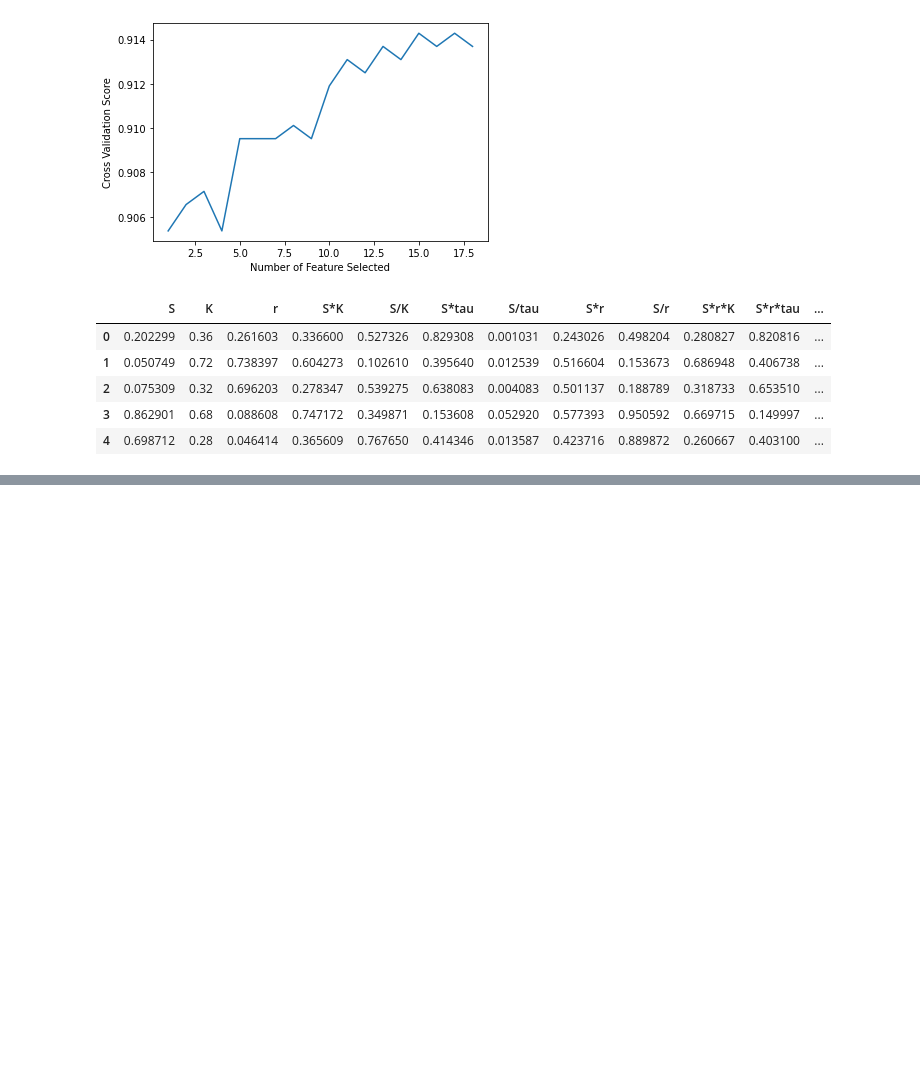
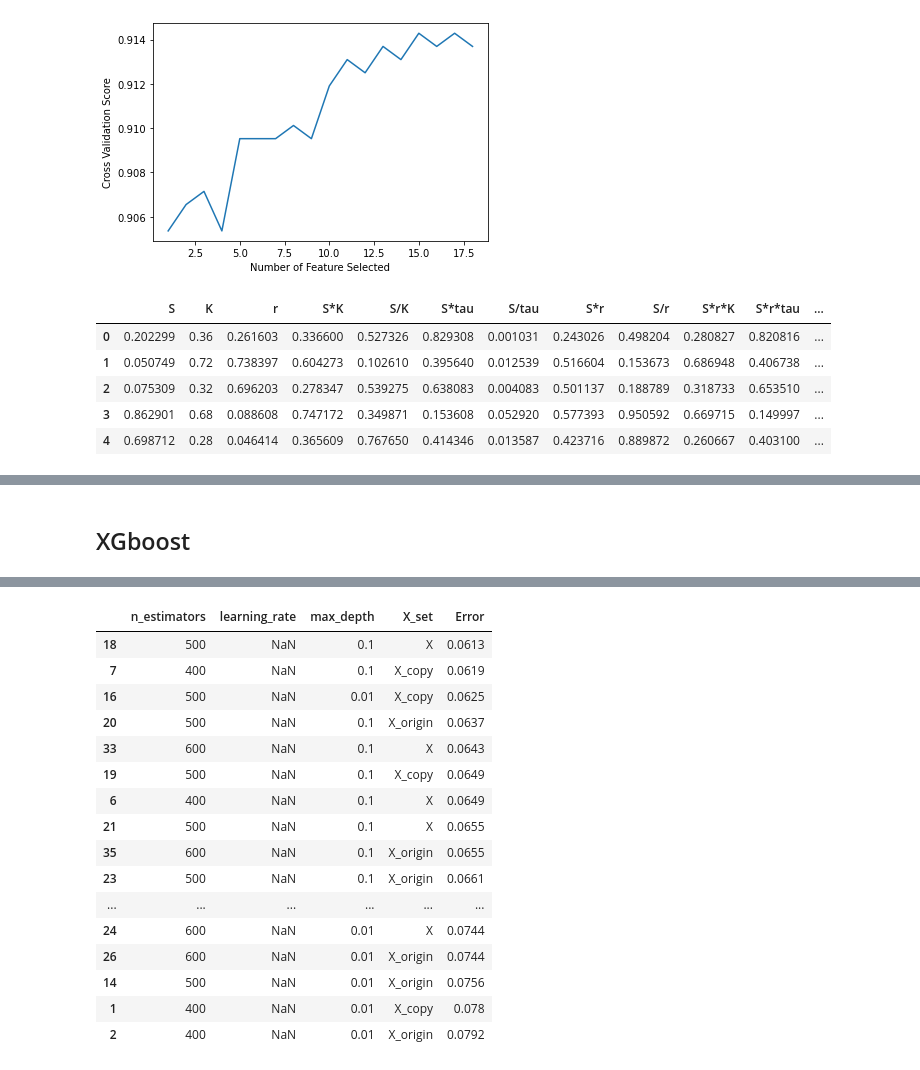
Before and after one commit to ggsmith842/Options-Prediction, a Jupyter notebook: yutong_classfication.ipynb, the cells around one changed output, grey strips where cells are left out. Cells and saved outputs as stored; diff of their text form; code cells hidden in the pictures; blank space fills up the shorter version.

```diff
--- a/yutong_classfication.ipynb
+++ b/yutong_classfication.ipynb
@@ -127,3 +128,6 @@ X_copy = X
+# %%
+X_copy = X
+X_origin = X.iloc[:,0:4]
 # %%
 X.shape
 # %% [output]
@@ -241,5 +238,0 @@ logreg = LogisticRegression()
-# %%
-# KNN, n = 5
-
-model = KNeighborsClassifier(n_neighbors=5)
-1-cross_val_score(model, X, y, scoring='accuracy', cv=10).mean()
@@ -248,5 +238,0 @@ model = KNeighborsClassifier(n_neighbors=5)
-# %%
-# KNN, n = 3
-
-model = KNeighborsClassifier(n_neighbors=3)
-1-cross_val_score(model, X, y, scoring='accuracy', cv=10).mean()
@@ -327,0 +304,38 @@ Wall time: 4.86 s
+# %% [markdown]
+## XGboost
+# %%
+%%time
+kf = KFold(n_splits = 10, shuffle = True)
+
+table = pd.DataFrame(columns=['n_estimators', 'learning_rate', 'max_depth','X_set', 'Error'])
+
+x_dict = {
+    'X': X,
+    'X_copy': X_copy,
+    'X_origin': X_origin
+}
+
+# XGB
+
+row_index = 0
+for i in range(400, 700, 100):
+    for ii in [0.01,0.1]:
+        for iii in [3, 5]:
+            for x in ['X', 'X_copy', 'X_origin']:
+                table.loc[row_index, 'n_estimators'] = i
+                table.loc[row_index, 'learning_rate'] = ii
+                table.loc[row_index, 'max_depth'] = iii
+                table.loc[row_index, 'X_set'] = x
+
+                model = GradientBoostingClassifier(
+                                        n_estimators=i,
+                                        learning_rate=ii,
+                                        max_depth=iii)
+
+                e = round(1-cross_val_score(model, x_dict[x], y, scoring='accuracy', cv=kf).mean(), 4)
+                table.loc[row_index, 'Error'] = e
+                print(f'Row {row_index} calculation finished.')
+                row_index += 1
+
+table.sort_values("Error", ascending=True)
+# %% [output]
@@ -327,0 +359,17 @@ Wall time: 4.86 s
+|  | n_estimators | learning_rate | max_depth | X_set | Error |
+| 18 | 500 | NaN | 0.1 | X | 0.0613 |
+| 7 | 400 | NaN | 0.1 | X_copy | 0.0619 |
+| 16 | 500 | NaN | 0.01 | X_copy | 0.0625 |
+| 20 | 500 | NaN | 0.1 | X_origin | 0.0637 |
+| 33 | 600 | NaN | 0.1 | X | 0.0643 |
+| 19 | 500 | NaN | 0.1 | X_copy | 0.0649 |
+| 6 | 400 | NaN | 0.1 | X | 0.0649 |
+| 21 | 500 | NaN | 0.1 | X | 0.0655 |
+| 35 | 600 | NaN | 0.1 | X_origin | 0.0655 |
+| 23 | 500 | NaN | 0.1 | X_origin | 0.0661 |
+| ... | ... | ... | ... | ... | ... |
+| 24 | 600 | NaN | 0.01 | X | 0.0744 |
+| 26 | 600 | NaN | 0.01 | X_origin | 0.0744 |
+| 14 | 500 | NaN | 0.01 | X_origin | 0.0756 |
+| 1 | 400 | NaN | 0.01 | X_copy | 0.078 |
+| 2 | 400 | NaN | 0.01 | X_origin | 0.0792 |
```
Also changed, not shown: parts of 20 cells of this notebook.
